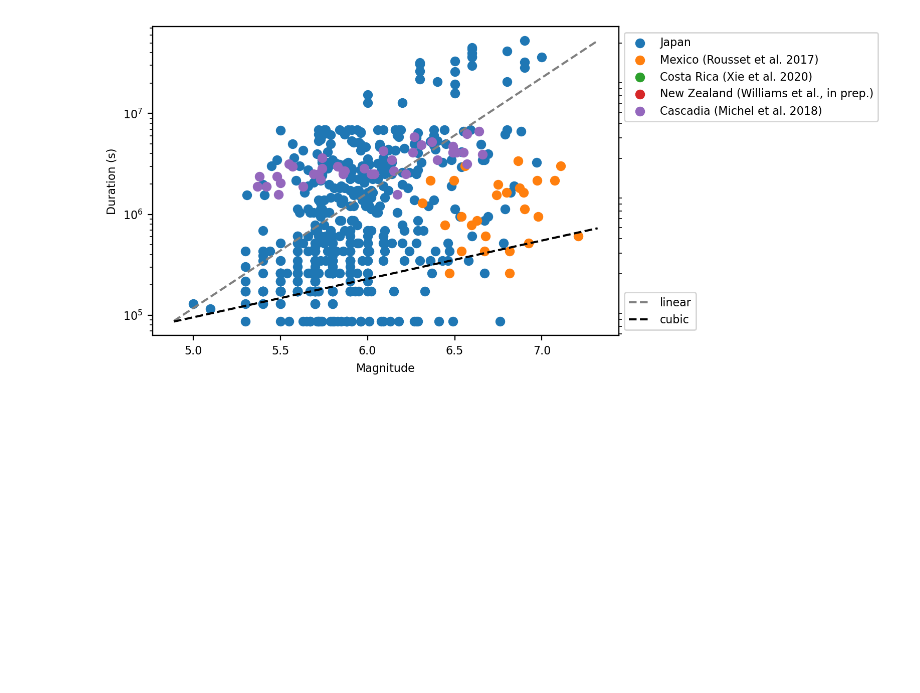
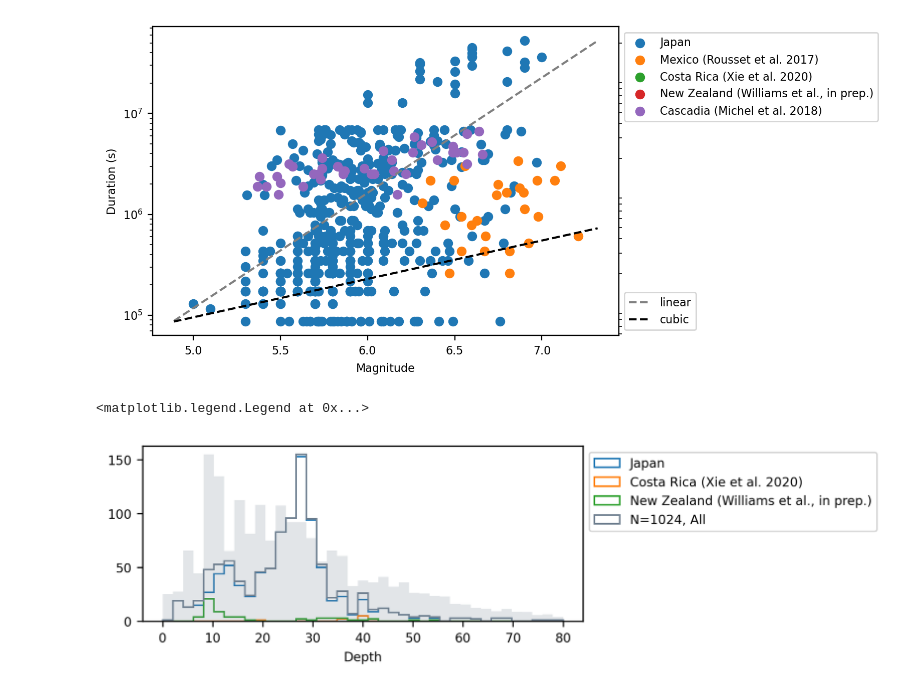
Before and after one commit to keliankaz/global_SSE, a Jupyter notebook: notebooks/global_source_properties.ipynb, the cells around one changed output. Drawn from its saved outputs; the diff is of its cells as text; code cells hidden in the pictures; blank space fills up the shorter version.

```diff
--- a/notebooks/global_source_properties.ipynb
+++ b/notebooks/global_source_properties.ipynb
@@ -87,5 +130,39 @@ axb.legend(loc='lower left', bbox_to_anchor=(1,0))
 # %% [output]
 <matplotlib.legend.Legend at 0x...>
 [figure]
+# %%
+fig, ax = plt.subplots(1, 1, figsize=(5,2))
+bins = np.linspace(0, 80, 40)
+axb = ax.twinx()
+axb.hist(
+    local_earthquakes.catalog.depth,
+    bins=bins,
+    label=f'N={len(local_earthquakes.slice_by("depth",0,80))}, M{minimum_magnitude}+ Earthquakes', color='slategray', alpha=0.2
+)
+axb.set(yticklabels=[],yticks=[])
+all_depths = []
+for i_slowslip in slowslip:
+    if 'depth' in i_slowslip.catalog.columns:
+        ax.hist(
+            i_slowslip.catalog['depth'],
+            bins = bins,
+            label=i_slowslip.name,
+            histtype='step',
+        )
+        all_depths.append(i_slowslip.catalog['depth'])
+ax.hist(
+    np.concatenate(all_depths),
+    bins = bins,
+    label=f'N={len(all_slowslip)}, All',
+    histtype='step',
+    color='slategray',
+)
+ax.set(
+    xlabel='Depth',
+)
+ax.legend(loc='upper left', bbox_to_anchor=(1,1))
+# %% [output]
+<matplotlib.legend.Legend at 0x...>
+[figure, added]
 # %%
 fig, ax = plt.subplots(1, 1, figsize=(6,4))
```
Also changed, not shown: parts of 21 cells of this notebook.
